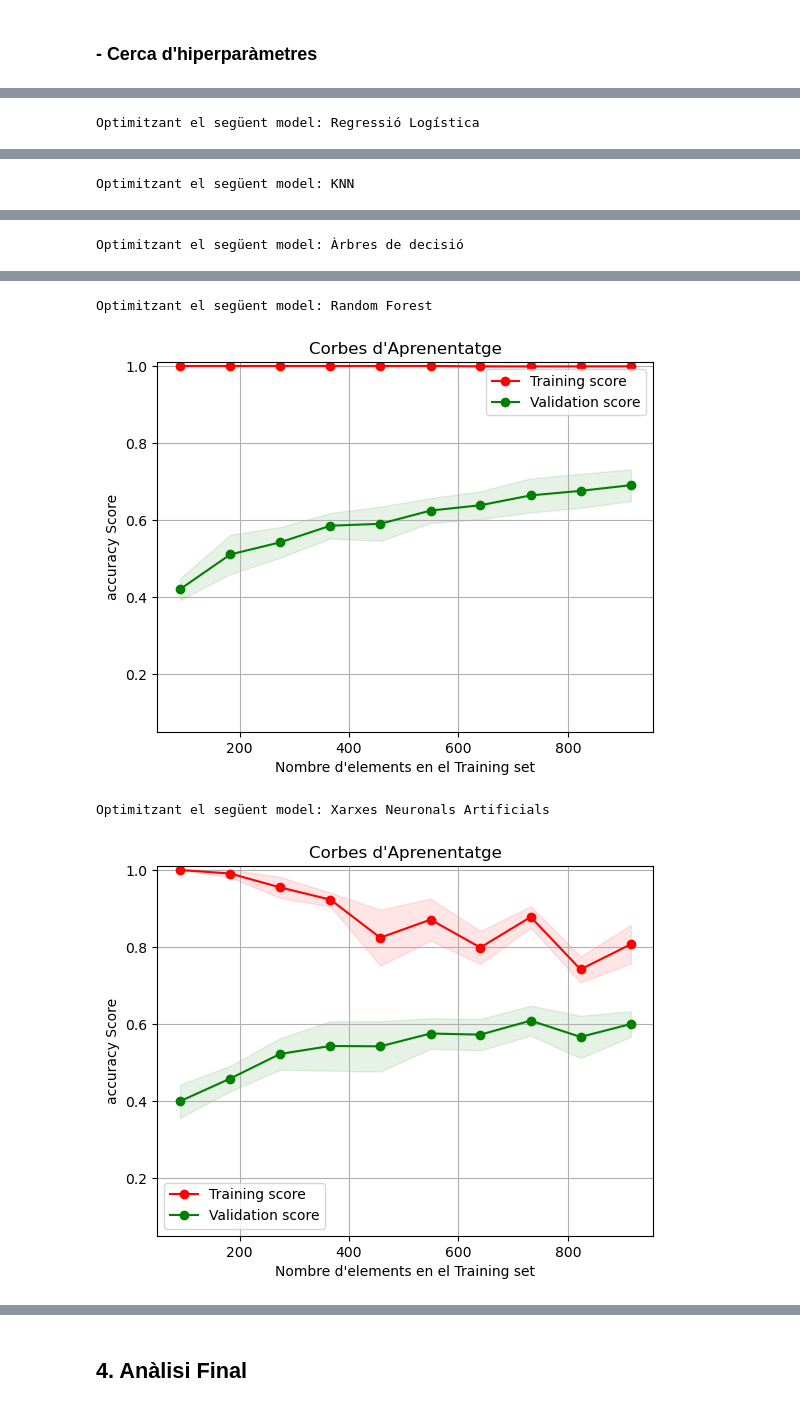
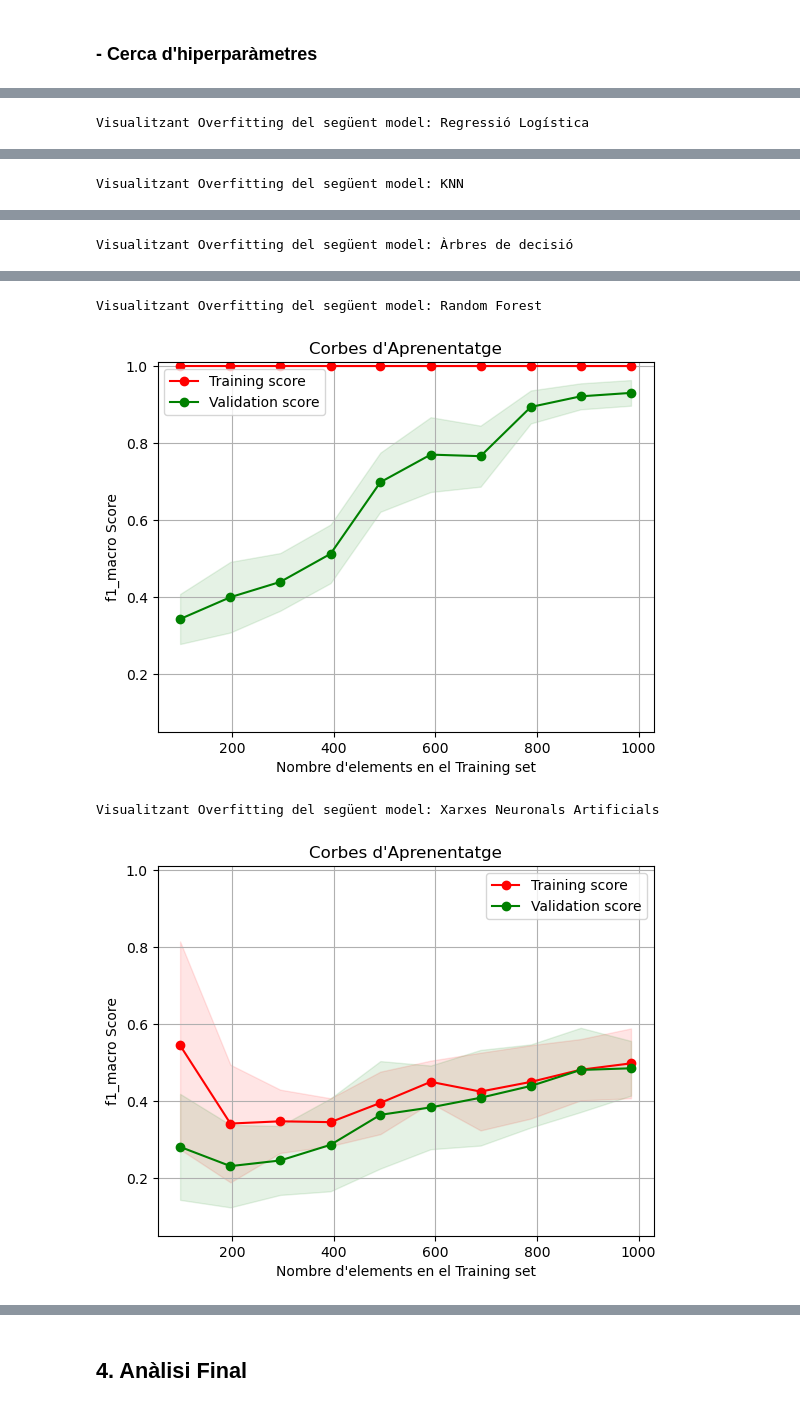
Before and after one commit to Erdrick2210/APC_Kaggle_Top_Spotify_songs-_from_2010-2019, a Jupyter notebook: Kaggle_Top_Spotify_songs_from_2010-2019.ipynb, the cells around one changed output, grey strips where cells are left out. Drawn from its saved outputs; the diff is of its cells as text; code cells hidden in the pictures.

```diff
--- a/Kaggle_Top_Spotify_songs_from_2010-2019.ipynb
+++ b/Kaggle_Top_Spotify_songs_from_2010-2019.ipynb
@@ -607,17 +631,10 @@ df_resampled['year'] = df_resampled['year'] - 2010
 # %% [markdown]
 Ara separarem les dades en conjunts d'entrenament i de test. Començarem per entrenar un classificador lineal (regressió logística):
 # %%
-from sklearn.model_selection import train_test_split
 from sklearn.linear_model import LogisticRegression
 from sklearn.metrics import accuracy_score, classification_report, confusion_matrix, precision_score, recall_score, roc_curve,roc_auc_score, auc
 from sklearn.metrics import confusion_matrix, ConfusionMatrixDisplay, precision_recall_curve
 
-# Separar la X i la y amb test_train_split
-X=df_resampled.drop('pop',axis=1)
-y=df_resampled['pop']
-classes = df_resampled['pop'].unique()
-x_train, x_test, y_train, y_test = train_test_split(X, y, test_size=0.2, random_state=42)
-
 # Per mostrar l'ùs d'aquestes funcions entrenarem un regresor logistic
 model = LogisticRegression(multi_class='multinomial', solver='lbfgs')
 model.fit(x_train, y_train)
@@ -737,6 +754,6 @@ def plot_learning_curve(train_sizes, train_scores, val_scores, scoring, ylim=Non
     plt.legend(loc='best')
     plt.show()
 
-train_sizes, train_scores, val_scores = learning_curve(model, x_train, y_train, cv=10, scoring="accuracy", n_jobs=-1, train_sizes=np.linspace(0.1, 1.0, 10))
-plot_learning_curve(train_sizes, train_scores, val_scores, scoring="accuracy",ylim=(0.05, 1.01))
+train_sizes, train_scores, val_scores = learning_curve(model, x_train, y_train, cv=10, scoring="f1_macro", n_jobs=-1, train_sizes=np.linspace(0.1, 1.0, 10))
+plot_learning_curve(train_sizes, train_scores, val_scores, scoring="f1_macro",ylim=(0.05, 1.01))
 # %% [output]
@@ -790,18 +825,18 @@ models = {
 results = {}
 
 for model_name, model in models.items():
-    cv_scores = cross_val_score(model,x_trainSubset,y_trainSubset,cv=10,scoring="accuracy")
+    cv_scores = cross_val_score(model,x_trainSubset,y_trainSubset,cv=10,scoring="f1_macro")
     results[model_name] = cv_scores.mean()
 
 plt.figure(figsize=(10, 6))
 plt.barh(list(results.keys()), list(results.values()), color='skyblue')
-plt.xlabel('Accuracy')
-plt.title('Accuracy dels models amb validació creuada')
+plt.xlabel('F1')
+plt.title('F1 dels models amb validació creuada')
 plt.xlim(0, 1)
 plt.show()
 
 
 best_model = max(results, key=results.get)
-print(f"El millor model és: {best_model} amb un accuracy mitjà de:  {results[best_model]:.4f}\n")
+print(f"El millor model és: {best_model} amb un f1 mitjà de:  {results[best_model]:.4f}\n")
 print(results)
 # %% [output]
@@ -852,21 +887,24 @@ param_grids = {
 }
 
 millors_models={}
-
+maximAccuracy = 0
 for model_name, model in models.items():
     print(f"Optimitzant el següent model: {model_name}")
     grid_search=GridSearchCV(
         estimator=model,
         param_grid=param_grids[model_name],
-        scoring="accuracy",
+        scoring="f1_macro",
         cv=10,
         n_jobs=-1
     )
     tim=time.time()
     grid_search.fit(x_train, y_train)
     millors_models[model_name]=grid_search.best_estimator_
-    print(f"Millor Accuracy de {model_name}: {grid_search.best_score_}\n")
+    print(f"Millor F1 de {model_name}: {grid_search.best_score_}\n")
     print(f"Millors paràmetres de {model_name}: {grid_search.best_params_}\n")
     print(f"Temps de búsqueda d'Hiperparàmetres: {time.time()-tim}\n")
+    if grid_search.best_score_ > maximAccuracy:
+        millorModel = grid_search
+        maximAccuracy = grid_search.best_score_
 # %% [output]
 Optimitzant el següent model: Regressió Logística
@@ -889,7 +927,7 @@ Temps de búsqueda d'Hiperparàmetres: 213.69078755378723
 # %%
 for model_name, model in millors_models.items():
     print(f"Visualitzant Overfitting del següent model: {model_name}")
-    train_sizes, train_scores, val_scores = learning_curve(model, x_train, y_train, cv=10, scoring="accuracy", n_jobs=-1, train_sizes=np.linspace(0.1, 1.0, 10))
-    plot_learning_curve(train_sizes, train_scores, val_scores, scoring="accuracy",ylim=(0.05, 1.01))
+    train_sizes, train_scores, val_scores = learning_curve(model, x_train, y_train, cv=10, scoring="f1_macro", n_jobs=-1, train_sizes=np.linspace(0.1, 1.0, 10))
+    plot_learning_curve(train_sizes, train_scores, val_scores, scoring="f1_macro",ylim=(0.05, 1.01))
 # %% [output]
-Optimitzant el següent model: Regressió Logística
+Visualitzant Overfitting del següent model: Regressió Logística
@@ -897 +952 @@ Optimitzant el següent model: Regressió Logística
-Optimitzant el següent model: KNN
+Visualitzant Overfitting del següent model: KNN
@@ -899 +954 @@ Optimitzant el següent model: KNN
-Optimitzant el següent model: Àrbres de decisió
+Visualitzant Overfitting del següent model: Àrbres de decisió
@@ -901,7 +956,7 @@ Optimitzant el següent model: Àrbres de decisió
-Optimitzant el següent model: Random Forest
+Visualitzant Overfitting del següent model: Random Forest
-[figure, old version]
+[figure, new version]
-Optimitzant el següent model: Xarxes Neuronals Artificials
+Visualitzant Overfitting del següent model: Xarxes Neuronals Artificials
-[figure, old version]
+[figure, new version]
 # %%
 from sklearn.decomposition import PCA
 pca = PCA(n_components=0.80)
```
Also changed, not shown: parts of 18 cells of this notebook.
